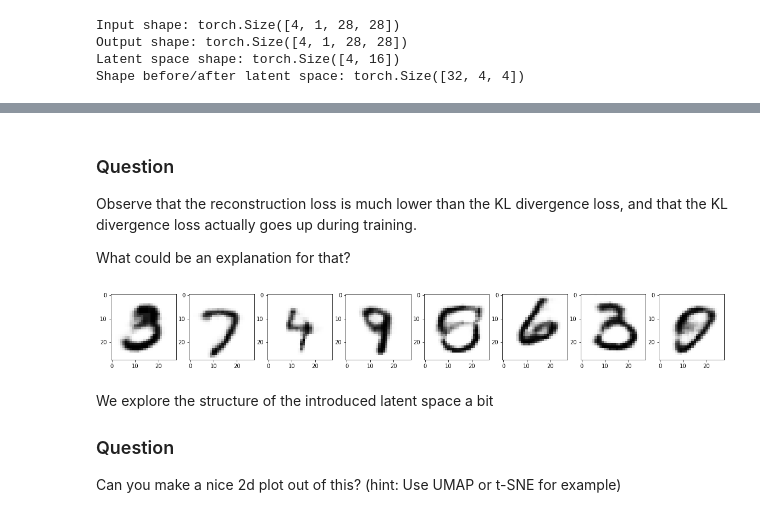
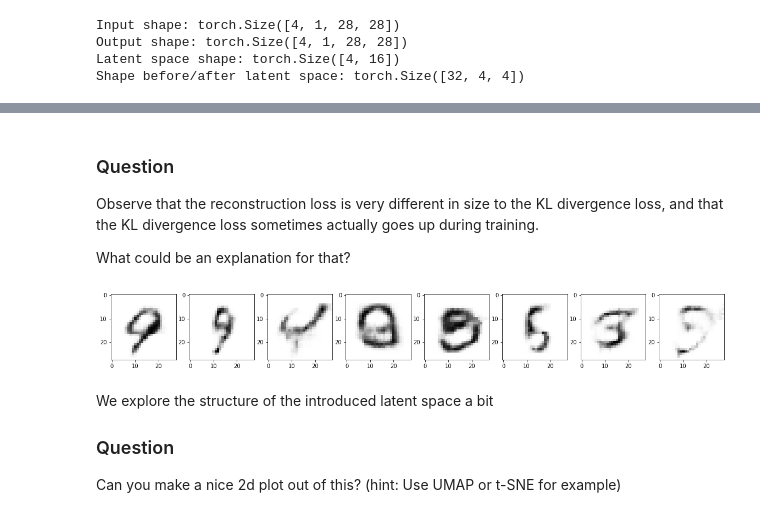
Before and after one commit to janjitse/htcai-deeplearning, a Jupyter notebook: deep-learning.ipynb, the cells around one changed output, grey strips where cells are left out. Cells and saved outputs as stored; diff of their text form; code cells hidden in the pictures.

```diff
--- a/deep-learning.ipynb
+++ b/deep-learning.ipynb
@@ -431,11 +431,11 @@ Output shape: torch.Size([4, 1, 28, 28])
 Latent space shape: torch.Size([4, 16])
 Shape before/after latent space: torch.Size([32, 4, 4])
 # %%
-def vae_loss_function(input_img:torch.Tensor, output_img:torch.Tensor, mu:torch.Tensor, log_var:torch.Tensor, beta = 0.01) ->dict:
-    # reconstruction_loss = F.binary_cross_entropy(input_img, output_img)
+def vae_loss_function(input_img:torch.Tensor, output_img:torch.Tensor, mu:torch.Tensor, log_var:torch.Tensor, beta = 1) ->dict:
+    reconstruction_loss = F.binary_cross_entropy(input_img, output_img, reduction="sum")
     # You could try a different loss function to see if that makes the reconstructed images look better
-    reconstruction_loss = F.mse_loss(input_img, output_img)
+    # reconstruction_loss = F.mse_loss(input_img, output_img)
 
     kld_loss = torch.mean(-0.5 * torch.sum(1+ log_var - mu**2 - log_var.exp(), dim=1), dim=0)
-    loss = reconstruction_loss + beta*kld_loss # We assign a smaller weight to the KL Divergence loss
+    loss = reconstruction_loss + beta*kld_loss
     return {'loss': loss, 'Reconstruction loss': reconstruction_loss.detach(), 'KLD': kld_loss.detach()}
@@ -484,7 +474,7 @@ for i in range(EPOCHS):
         output_img = output_img + 0.001 * torch.randn_like(output_img)
 
         # compute the combined loss function
-        loss = vae_loss_function(input_img, output_img, mu, log_var, 1e-4)
+        loss = vae_loss_function(input_img, output_img, mu, log_var, 1)
 
         # Do backpropagation
         loss['loss'].backward()
@@ -511,16 +501,16 @@ KL Divergence loss at epoch 5: 24.5408
 # %% [markdown]
 ### Question
-Observe that the reconstruction loss is much lower than the KL divergence loss, and that the KL divergence loss actually goes up during training.
+Observe that the reconstruction loss is very different in size to the KL divergence loss, and that the KL divergence loss sometimes actually goes up during training.
 
 What could be an explanation for that?
 # %%
 # Take a sample of the VAE latent sample space and create some images from them
-sample = vae.decode(torch.randn(8,9,device=device)*1).detach().cpu().numpy()
+sample = vae.decode(torch.randn(8,9,device=device)*1.2).detach().cpu().numpy()
 _, axes = plt.subplots(nrows=1, ncols=8, figsize=(20, 6))
 for i in range(8):
     axes[i].imshow(sample[i].reshape(28,28),cmap=plt.cm.gray_r, interpolation="nearest")
 # %% [output]
-[figure, old version]
+[figure, new version]
 # %% [markdown]
 We explore the structure of the introduced latent space a bit
 ### Question
```
Also changed, not shown: parts of 7 cells of this notebook.
